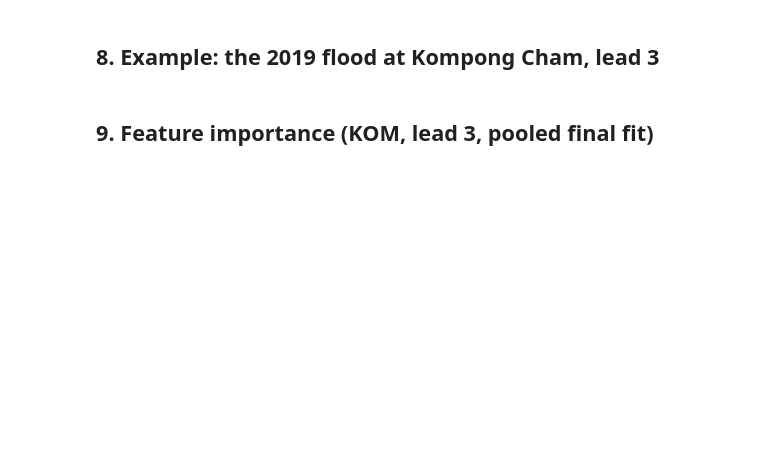
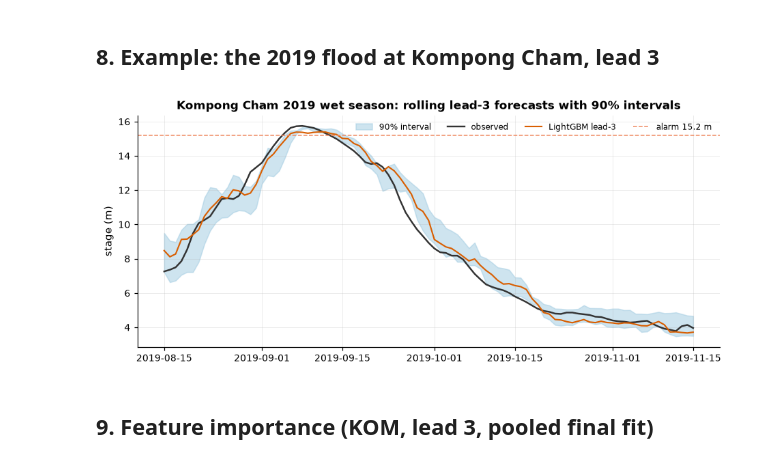
Before and after one commit to SunchhayK/MekongRiverCommissionAnalysis, a Jupyter notebook: notebooks/04_forecast_model.ipynb, the cells around one changed output. Cells and saved outputs as stored; diff of their text form; code cells hidden in the pictures; blank space fills up the shorter version.

```diff
--- a/notebooks/04_forecast_model.ipynb
+++ b/notebooks/04_forecast_model.ipynb
@@ -112,7 +86,7 @@ f"{len(FEATS['KOM'].columns)} features for KOM; wet rows 2007–2025: {int(eval_
 def make_lgbm(**kw):
     return lgb.LGBMRegressor(
         n_estimators=500, learning_rate=0.04, num_leaves=31, min_child_samples=25,
-        subsample=0.9, subsample_freq=1, colsample_bytree=0.9, random_state=7, **kw,
+        subsample=0.9, subsample_freq=1, colsample_bytree=0.9, random_state=7, verbose=-1, **kw,
     )
 
 def fit_predict_fold(station: str, lead: int, test_year: int) -> dict:
@@ -321,28 +490,5 @@ plt.show()
 A gradient-boosted binary classifier on the same features, versus the
 residual-CDF probabilities.
 # %%
-rows = []
-for lead in [1, 3, 5, 7, 10]:
-    for ty in TEST_YEARS:
-        fold, Xtr, ytr, Xte, yte = fit_predict_fold("KOM", lead, ty)
-        thr = float(TH.loc["KOM", "alarmStage"])
-        etr, ete = (ytr > thr).astype(int), (yte > thr).astype(int)
-        clf = lgb.LGBMClassifier(
-            n_estimators=500, learning_rate=0.04, num_leaves=31, min_child_samples=25,
-            subsample=0.9, subsample_freq=1, colsample_bytree=0.9,
-            scale_pos_weight=max(1.0, (1 - etr.mean()) / max(etr.mean(), 1e-6)),
-            random_state=7,
-        ).fit(Xtr, etr)
-        pclf = clf.predict_proba(Xte)[:, 1]
-        if "_resid_q" in fold:
-            pres = 1 - np.interp(thr - fold["lgbm"], fold["_resid_q"], fold["_resid_probs"])
-            rows.append({
-                "lead": lead, "test_year": ty, "n_events": int(ete.sum()),
-                "classifier_PR_AUC": average_precision_score(ete, pclf) if ete.any() else np.nan,
-                "residCDF_PR_AUC": average_precision_score(ete, pres) if ete.any() else np.nan,
-                "classifier_Brier": brier(ete, pclf),
-                "residCDF_Brier": brier(ete, pres),
-            })
-clf_cmp = pd.DataFrame(rows)
 clf_cmp.groupby("lead")[["classifier_PR_AUC", "residCDF_PR_AUC",
                           "classifier_Brier", "residCDF_Brier"]].mean().round(4)
@@ -384,19 +549,21 @@ plt.show()
 # %% [markdown]
 ## 8. Example: the 2019 flood at Kompong Cham, lead 3
 # %%
-fold, *_ = fit_predict_fold("KOM", 3, 2019)
+fold, *_ = cached_fold("KOM", 3, 2019)
 seg = pd.DataFrame({"y": fold["y"], "fc": fold["lgbm"], "lo": fold["q05"], "hi": fold["q95"]},
                    index=fold["date"]).loc["2019-08-15":"2019-11-15"]
 fig, ax = plt.subplots(figsize=(10, 4))
 ax.fill_between(seg.index, seg.lo, seg.hi, color=STAGE_COLORS["band"], alpha=0.5, label="90% interval")
 ax.plot(seg.index, seg.y, color="0.2", lw=1.6, label="observed")
 ax.plot(seg.index, seg.fc, color=STAGE_COLORS["fc"], lw=1.4, label="LightGBM lead-3")
 ax.axhline(15.2, color=STAGE_COLORS["alarm"], ls="--", lw=1, label="alarm 15.2 m")
 ax.set_ylabel("stage (m)")
 ax.set_title("Kompong Cham 2019 wet season: rolling lead-3 forecasts with 90% intervals")
 ax.legend(ncol=4, fontsize=8)
 savefig(fig, "fig04_hydrograph_2019")
 plt.show()
+# %% [output]
+[figure, added]
 # %% [markdown]
 ## 9. Feature importance (KOM, lead 3, pooled final fit)
 # %%
```
Also changed, not shown: parts of 20 cells of this notebook, 19 other files.
